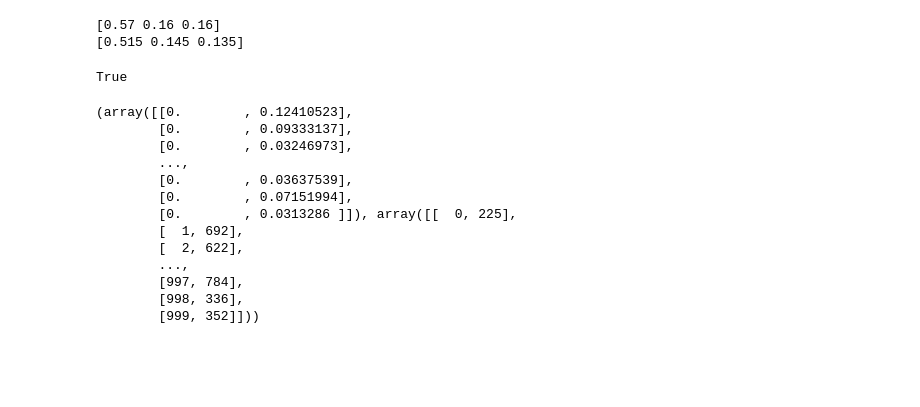
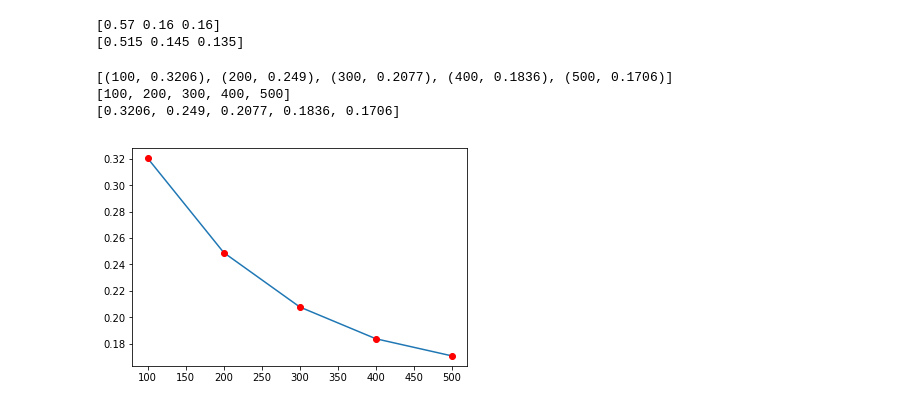
Before and after one commit to fgoliveira87/P1.4_seed, a Jupyter notebook: final_project/raw_solution.ipynb, the cells around one changed output. Cells and saved outputs as stored; diff of their text form; code cells hidden in the pictures; blank space fills up the shorter version.

```diff
--- a/final_project/raw_solution.ipynb
+++ b/final_project/raw_solution.ipynb
@@ -262,6 +270,9 @@ for k in 100, 200:#, 400, 800, 1600:
 # %%
-import sklearn.neighbors as sklN
-N=100
 #X_train = np.ndarray(x_train[:10],dtype=float32)
 #%timeit tree = sklN.BallTree(x_train[:N].reshape(N,28*28),metric=opt_d_two)
 #%timeit treee = sklN.BallTree(x_train[:N].reshape(N,28*28),metric='euclidean')
+
+#tree = sklN.BallTree(x_train[:N].reshape(N,28*28),metric='euclidean')
+#val, idx = tree.query(x_test[:N].reshape(N,28*28), k=2)
+#print(k)
+#print(val)
@@ -268,27 +285,39 @@ N=100
 # %%
-tree2 = sklN.BallTree(x_train[:2000].reshape(2000,28*28),metric=opt_d_one)
-dist, ind = tree2.query(x_train[:1000].reshape(1000,28*28), k=900)
-tree1 = sklN.BallTree(x_train[:2000].reshape(2000,28*28),metric='manhattan')
-distt, indd = tree1.query(x_train[:1000].reshape(1000,28*28), k=900)
-print(np.array_equal(ind,indd))
+#tree2 = sklN.BallTree(x_train[:2000].reshape(2000,28*28),metric=opt_d_one)
+#dist, ind = tree2.query(x_train[:1000].reshape(1000,28*28), k=900)
+#tree1 = sklN.BallTree(x_train[:2000].reshape(2000,28*28),metric='manhattan')
+#distt, indd = tree1.query(x_train[:1000].reshape(1000,28*28), k=900)
+#print(np.array_equal(ind,indd))
+#print(np.array_equal(dist,distt))
-# %% [output]
-True
-# %%
-np.random.seed(0)
-X = np.random.random((1000, 3))
-bt = BallTree(X) # build the Ball Tree
-bt.query(X, k=2)
-# %% [output]
-(array([[0.        , 0.12410523],
-        [0.        , 0.09333137],
-        [0.        , 0.03246973],
-        ...,
-        [0.        , 0.03637539],
-        [0.        , 0.07151994],
-        [0.        , 0.0313286 ]]), array([[  0, 225],
-        [  1, 692],
-        [  2, 622],
-        ...,
-        [997, 784],
-        [998, 336],
-        [999, 352]]))
+# %%
+def efficency_of_test(N):
+    tree = sklN.BallTree(x_train[:N].reshape(N,28*28),metric='euclidean')
+    val, idx = tree.query(x_test[:10000].reshape(10000,28*28),k=1)
+    #print(idx)
+    error_counter=0
+    for i in range(10000):
+        if y_train[idx[i]]!=y_test[i]: error_counter+=1
+#print(i, idx[i], y_train[idx[i]])
+#print(i, y_test[i])
+    return (N, error_counter/len(x_test))
+# %%
+NN=[100,200,300,400,500]
+list_eff=[efficency_of_test(n) for n in NN]
+#    eff.append(efficency_of_test(n))
+#    print(eff)
+# %%
+print(list_eff)
+x_eff = [l[0] for l in list_eff]
+y_eff = [l[1] for l in list_eff]
+print(x_eff)
+print(y_eff)
+
+#import matplotlib.pyplot as plt
+plot.plot(x_eff,y_eff)
+plot.plot(x_eff,y_eff, 'or')
+plot.show()
+# %% [output]
+[(100, 0.3206), (200, 0.249), (300, 0.2077), (400, 0.1836), (500, 0.1706)]
+[100, 200, 300, 400, 500]
+[0.3206, 0.249, 0.2077, 0.1836, 0.1706]
+[figure, added]
```
Also changed, not shown: parts of 9 cells of this notebook.
